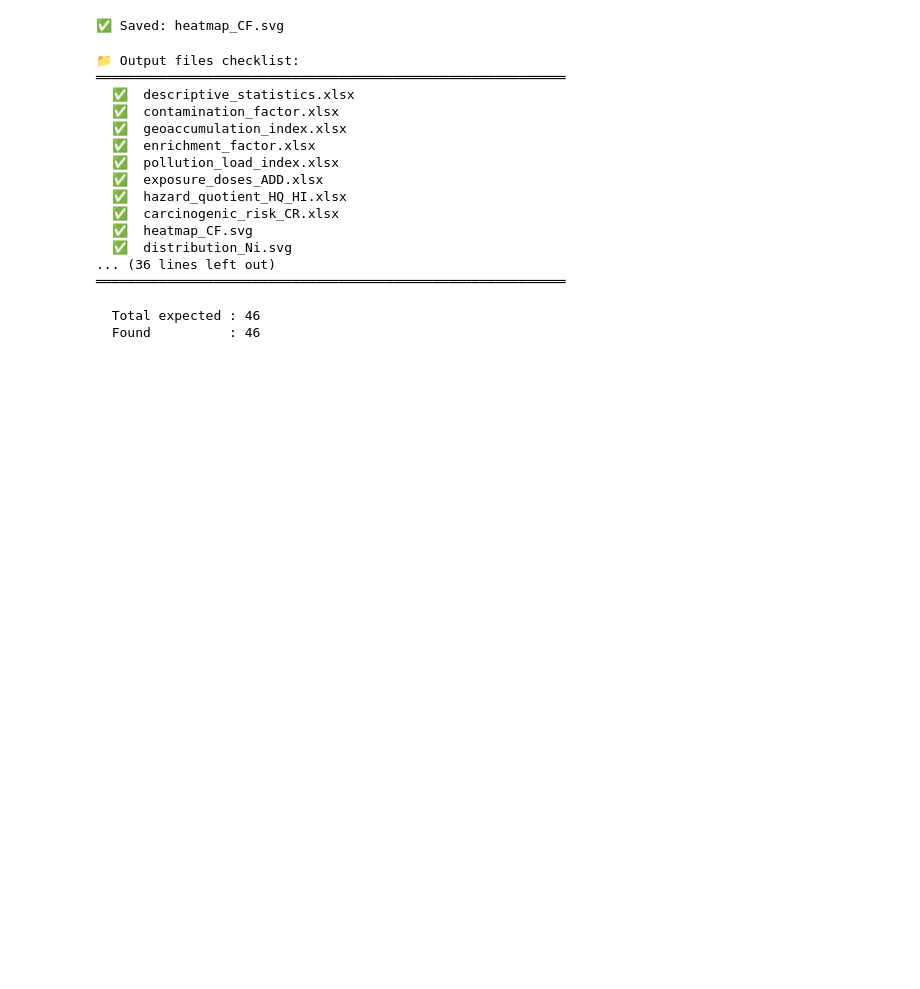
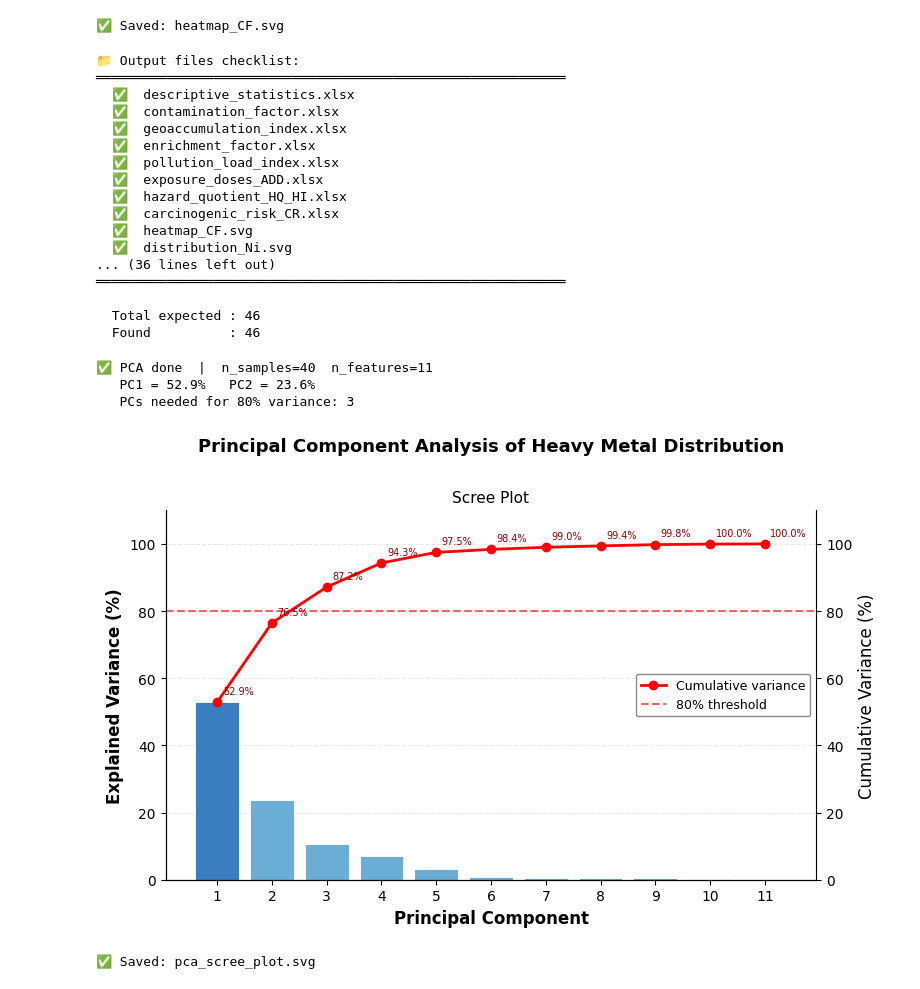
Before and after one commit to nibaskumar93n-debug/Morphoinformatics, a Jupyter notebook: Heavy_Metals_FIXED.ipynb, the cells around one changed output. Cells and saved outputs as stored; diff of their text form; code cells hidden in the pictures; blank space fills up the shorter version.

```diff
--- a/Heavy_Metals_FIXED.ipynb
+++ b/Heavy_Metals_FIXED.ipynb
@@ -817,3 +817,70 @@ print(f'  Found          : {sum(os.path.exists(f) for f in expected_files)}')
 
   Total expected : 46
   Found          : 46
+# %%
+# ── CELL A: Imports and standardise data ─────────────────────────────────────
+from sklearn.preprocessing import StandardScaler
+from sklearn.decomposition import PCA
+import matplotlib.pyplot as plt
+import matplotlib.cm as cm
+import matplotlib.colors as mcolors
+import numpy as np
+
+scaler  = StandardScaler()
+X_scaled = scaler.fit_transform(df[metals].dropna())
+
+pca     = PCA()
+scores  = pca.fit_transform(X_scaled)          # sample scores
+loadings = pca.components_.T                   # shape (n_metals, n_PCs)
+var_exp  = pca.explained_variance_ratio_ * 100
+cum_var  = np.cumsum(var_exp)
+n_pcs    = len(var_exp)
+
+print(f"✅ PCA done  |  n_samples={X_scaled.shape[0]}  n_features={X_scaled.shape[1]}")
+print(f"   PC1 = {var_exp[0]:.1f}%   PC2 = {var_exp[1]:.1f}%")
+print(f"   PCs needed for 80% variance: {np.argmax(cum_var >= 80) + 1}")
+# %% [output]
+✅ PCA done  |  n_samples=40  n_features=11
+   PC1 = 52.9%   PC2 = 23.6%
+   PCs needed for 80% variance: 3
+# %%
+# ── CELL B: Scree plot ────────────────────────────────────────────────────────
+fig, ax1 = plt.subplots(figsize=(8, 5))
+
+bar_colors = ['#3a7ebf' if i == 0 else '#6aaed6' for i in range(n_pcs)]
+ax1.bar(range(1, n_pcs + 1), var_exp, color=bar_colors,
+        edgecolor='white', linewidth=0.6, zorder=2)
+ax1.set_xlabel('Principal Component', fontsize=12, fontweight='bold')
+ax1.set_ylabel('Explained Variance (%)', fontsize=12, fontweight='bold')
+ax1.set_xticks(range(1, n_pcs + 1))
+ax1.set_ylim(0, 110)
+ax1.grid(axis='y', alpha=0.3, linestyle='--', zorder=1)
+ax1.spines[['top', 'right']].set_visible(False)
+
+ax2 = ax1.twinx()
+ax2.plot(range(1, n_pcs + 1), cum_var, 'ro-',
+         linewidth=2, markersize=6, label='Cumulative variance', zorder=3)
+ax2.axhline(80, color='red', linewidth=1.5, linestyle='--',
+            alpha=0.6, label='80% threshold')
+ax2.set_ylabel('Cumulative Variance (%)', fontsize=12)
+ax2.set_ylim(0, 110)
+ax2.spines[['top']].set_visible(False)
+
+for i, cv in enumerate(cum_var):
+    ax2.annotate(f'{cv:.1f}%', xy=(i + 1, cv),
+                 xytext=(4, 6), textcoords='offset points',
+                 fontsize=7, color='darkred')
+
+ax2.legend(loc='center right', fontsize=9, framealpha=0.9, edgecolor='gray')
+
+fig.suptitle('Principal Component Analysis of Heavy Metal Distribution',
+             fontsize=13, fontweight='bold', y=1.01)
+ax1.set_title('Scree Plot', fontsize=11, pad=6)
+
+plt.tight_layout()
+plt.savefig('pca_scree_plot.svg', dpi=300, bbox_inches='tight')  # ← added
+plt.show()
+print("✅ Saved: pca_scree_plot.svg")
+# %% [output]
+[figure, added]
+✅ Saved: pca_scree_plot.svg
```
Also changed, not shown: parts of 14 cells of this notebook.
